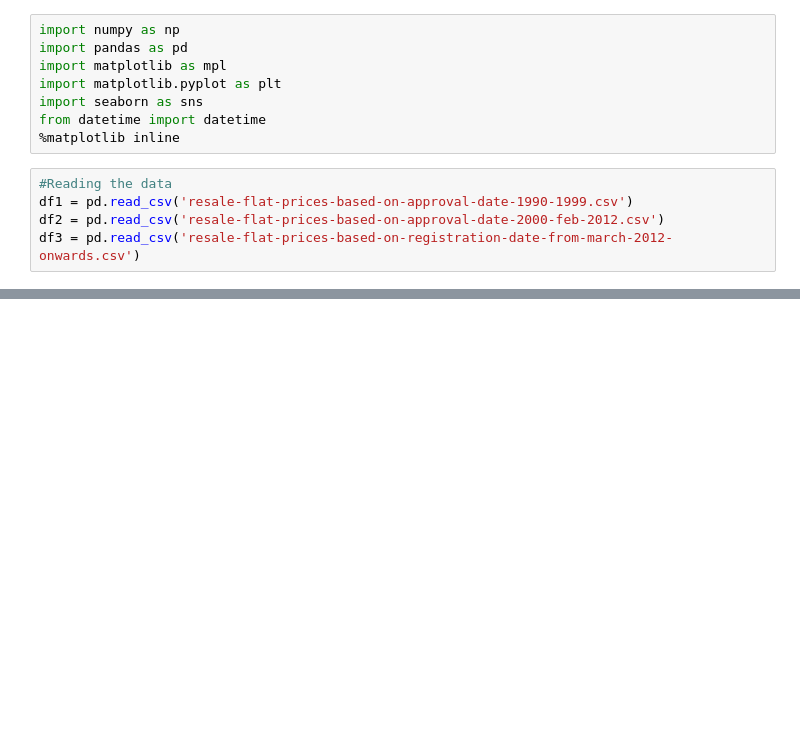
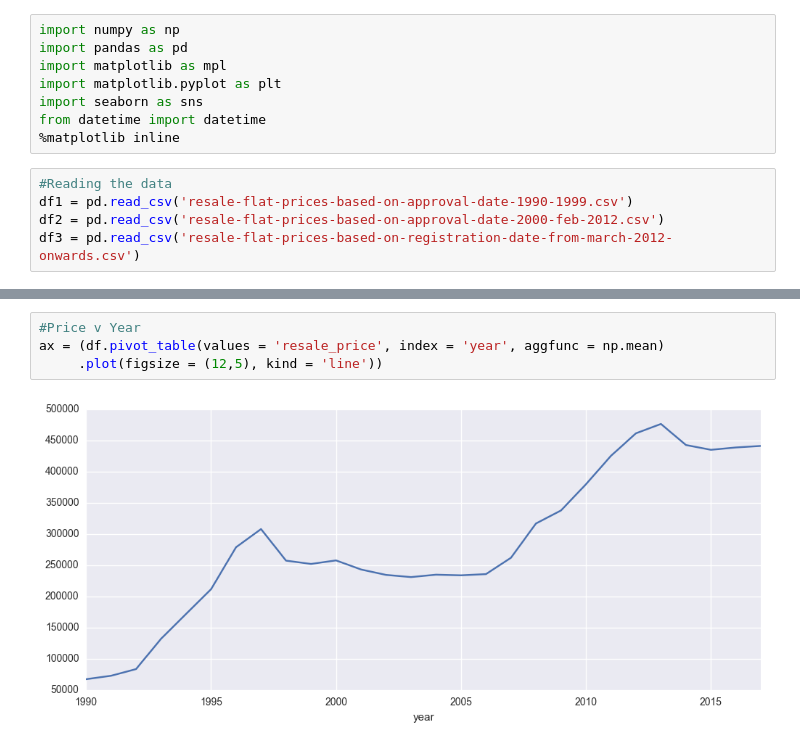
Before and after one commit to isabellajing/HDB, a Jupyter notebook: HDB.ipynb, the cells around one changed output, grey strips where cells are left out. Drawn from its saved outputs; the diff is of its cells as text; blank space fills up the shorter version.

Commit message:
first chart

```diff
--- a/HDB.ipynb
+++ b/HDB.ipynb
@@ -30,0 +42,6 @@ df.head()
+# %%
+#Price v Year
+ax = (df.pivot_table(values = 'resale_price', index = 'year', aggfunc = np.mean)
+     .plot(figsize = (12,5), kind = 'line'))
+# %% [output]
+[figure, added]
```
Also changed, not shown: parts of 1 cell of this notebook.
